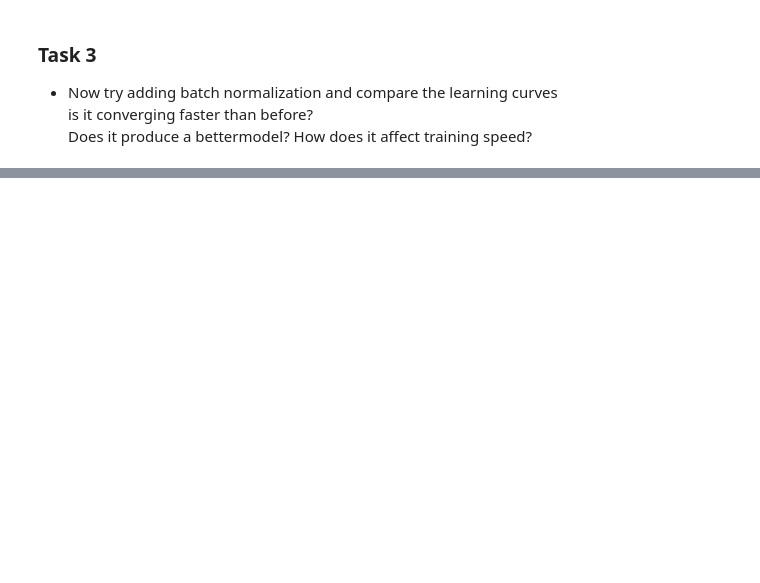
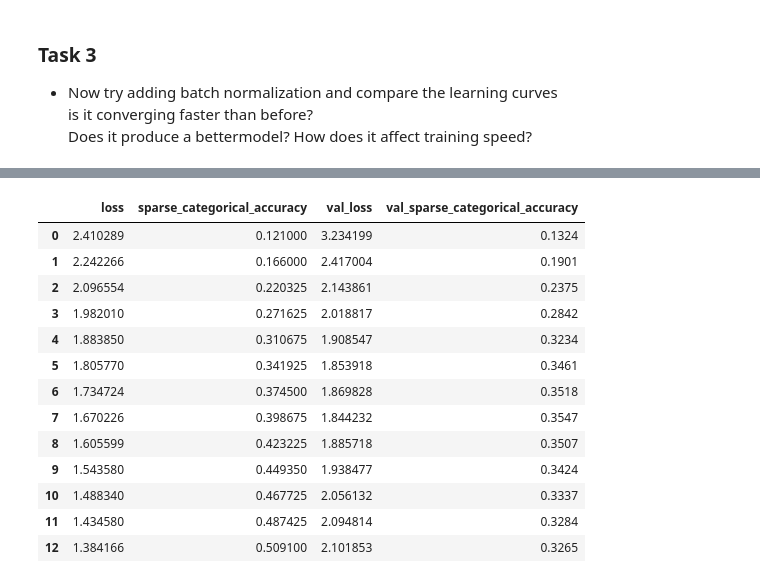
Before and after one commit to utility001/cifar-10, a Jupyter notebook: cifar10.ipynb, the cells around one changed output, grey strips where cells are left out. Drawn from its saved outputs; the diff is of its cells as text; code cells hidden in the pictures; blank space fills up the shorter version.

```diff
--- a/cifar10.ipynb
+++ b/cifar10.ipynb
@@ -311,0 +364,34 @@ NameError: name 'pd' is not defined
+# %%
+_loss = tf.keras.losses.sparse_categorical_crossentropy
+_optimizer = tf.keras.optimizers.Nadam(learning_rate=5e-5)
+_metrics = tf.keras.metrics.sparse_categorical_accuracy
+
+model1.compile(loss=_loss, optimizer=_optimizer, metrics=[_metrics])
+# Early stopping
+early_stopping = tf.keras.callbacks.EarlyStopping(
+    monitor="val_loss",
+    patience = 5,
+    restore_best_weights=True
+)
+# %%
+# setup tensorboard
+from pathlib import Path
+from time import strftime
+
+def get_run_logdir(root_logdir="training_logs"):
+    return Path(root_logdir) / strftime("run_%Y_%m_%d_%H_%M_%S")
+
+run_logdir = get_run_logdir()
+tensorboard_callback = tf.keras.callbacks.TensorBoard(
+    run_logdir
+)
+# %%
+%%time
+# Train the model
+history1 = model1.fit(
+    X_train,
+    y_train,
+    epochs=50,
+    validation_data=(X_val, y_val),
+    callbacks=[early_stopping, tensorboard_callback]
+)
@@ -311,0 +416,18 @@ NameError: name 'pd' is not defined
+# %%
+hist1 = pd.DataFrame(history1.history)
+hist1
+# %% [output]
+|  | loss | sparse_categorical_accuracy | val_loss | val_sparse_categorical_accuracy |
+| 0 | 2.410289 | 0.121000 | 3.234199 | 0.1324 |
+| 1 | 2.242266 | 0.166000 | 2.417004 | 0.1901 |
+| 2 | 2.096554 | 0.220325 | 2.143861 | 0.2375 |
+| 3 | 1.982010 | 0.271625 | 2.018817 | 0.2842 |
+| 4 | 1.883850 | 0.310675 | 1.908547 | 0.3234 |
+| 5 | 1.805770 | 0.341925 | 1.853918 | 0.3461 |
+| 6 | 1.734724 | 0.374500 | 1.869828 | 0.3518 |
+| 7 | 1.670226 | 0.398675 | 1.844232 | 0.3547 |
+| 8 | 1.605599 | 0.423225 | 1.885718 | 0.3507 |
+| 9 | 1.543580 | 0.449350 | 1.938477 | 0.3424 |
+| 10 | 1.488340 | 0.467725 | 2.056132 | 0.3337 |
+| 11 | 1.434580 | 0.487425 | 2.094814 | 0.3284 |
+| 12 | 1.384166 | 0.509100 | 2.101853 | 0.3265 |
```
Also changed, not shown: parts of 14 cells of this notebook, 4 other files.
